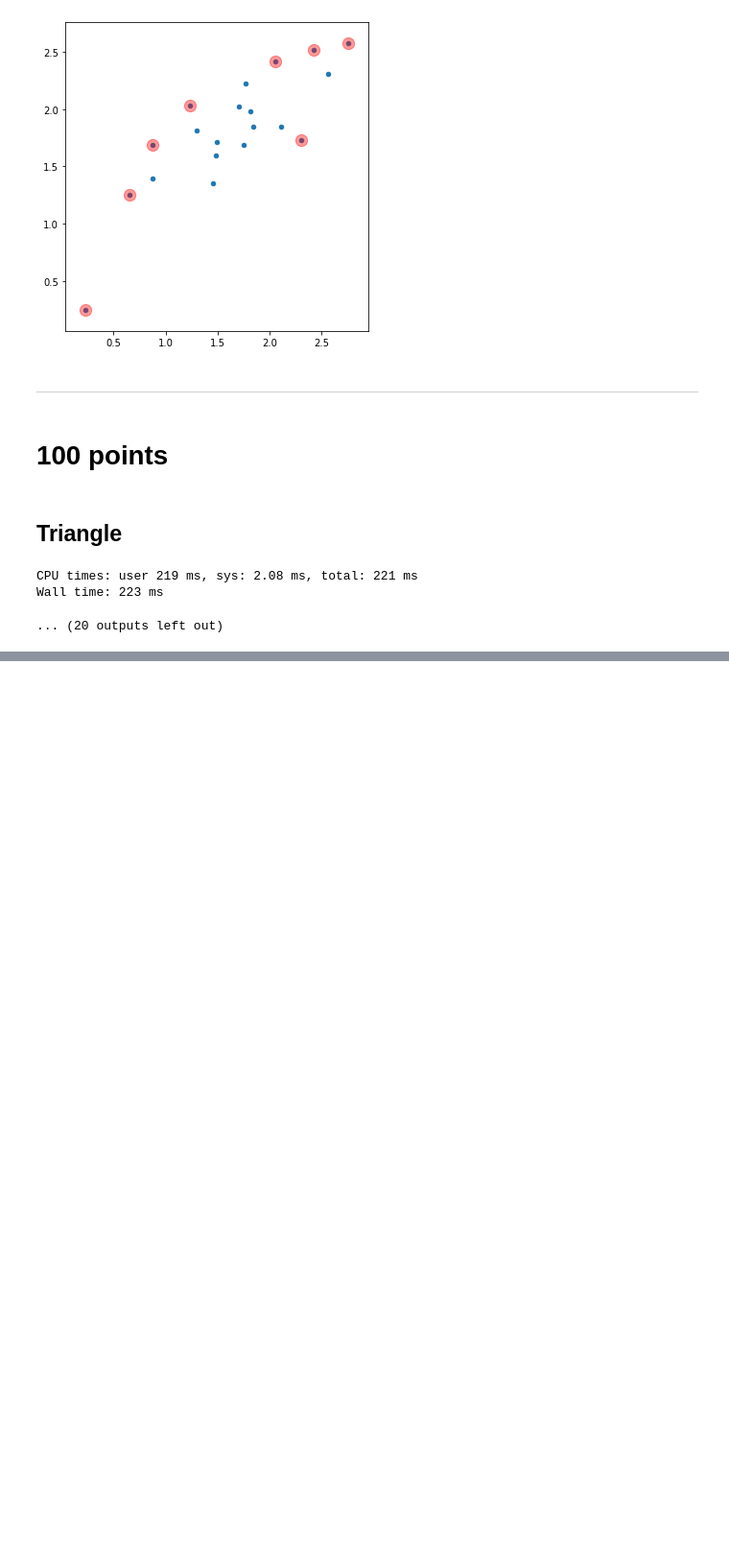
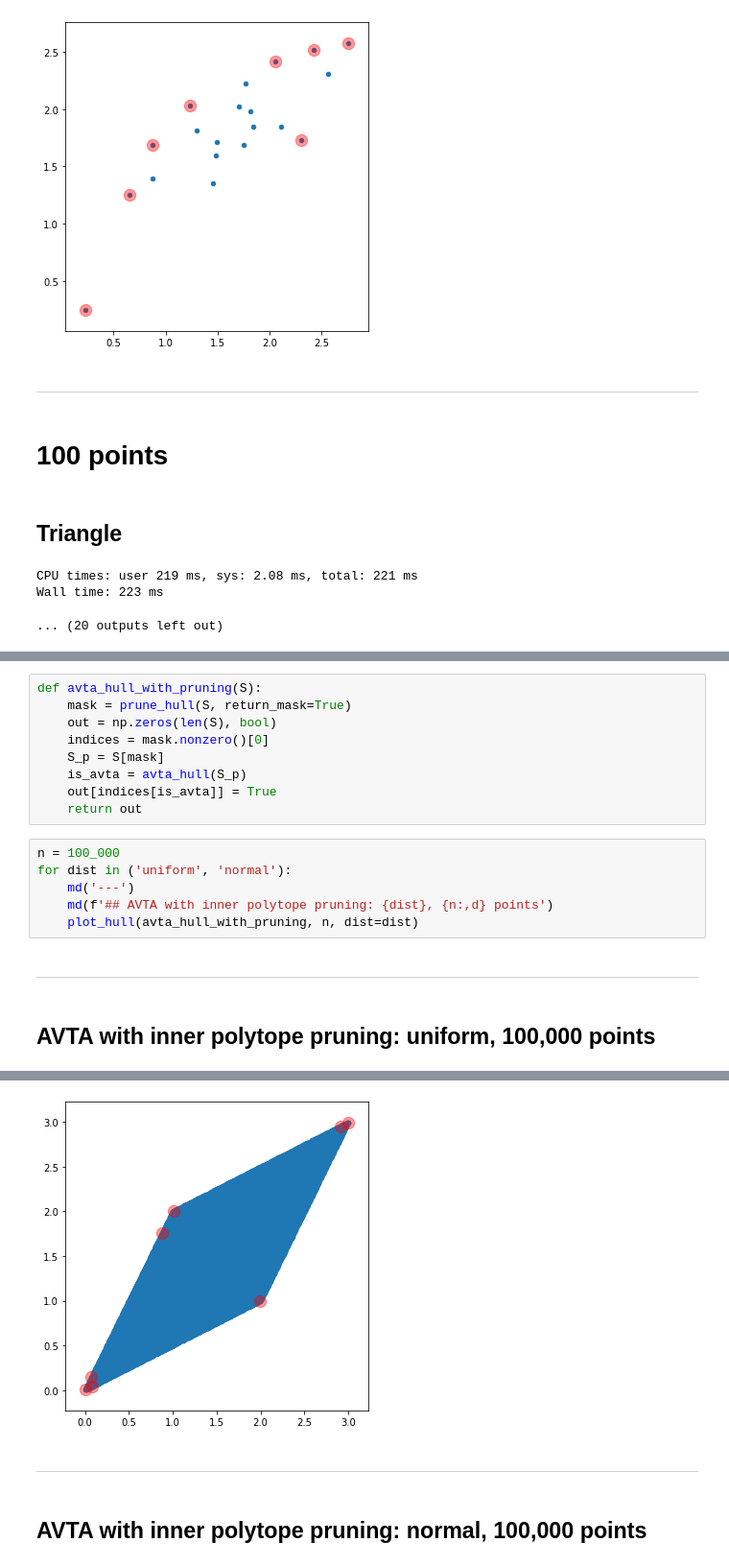
Before and after one commit to aldanor/avta-convex-hull, a Jupyter notebook: avta-triangle.ipynb, the cells around one changed output, grey strips where cells are left out. Shown: that part at 96% size. Drawn from its saved outputs; the diff is of its cells as text; blank space fills up the shorter version.

```diff
--- a/avta-triangle.ipynb
+++ b/avta-triangle.ipynb
@@ -164,0 +240,18 @@ Wall time: 223 ms
+# %%
+def avta_hull_with_pruning(S):
+    mask = prune_hull(S, return_mask=True)
+    out = np.zeros(len(S), bool)
+    indices = mask.nonzero()[0]
+    S_p = S[mask]
+    is_avta = avta_hull(S_p)
+    out[indices[is_avta]] = True
+    return out
+# %%
+n = 100_000
+for dist in ('uniform', 'normal'):
+    md('---')
+    md(f'## AVTA with inner polytope pruning: {dist}, {n:,d} points')
+    plot_hull(avta_hull_with_pruning, n, dist=dist)
+# %% [output]
+---
+## AVTA with inner polytope pruning: uniform, 100,000 points
@@ -164,0 +260,3 @@ Wall time: 223 ms
+[figure, added]
+---
+## AVTA with inner polytope pruning: normal, 100,000 points
```
Also changed, not shown: parts of 12 cells of this notebook.
